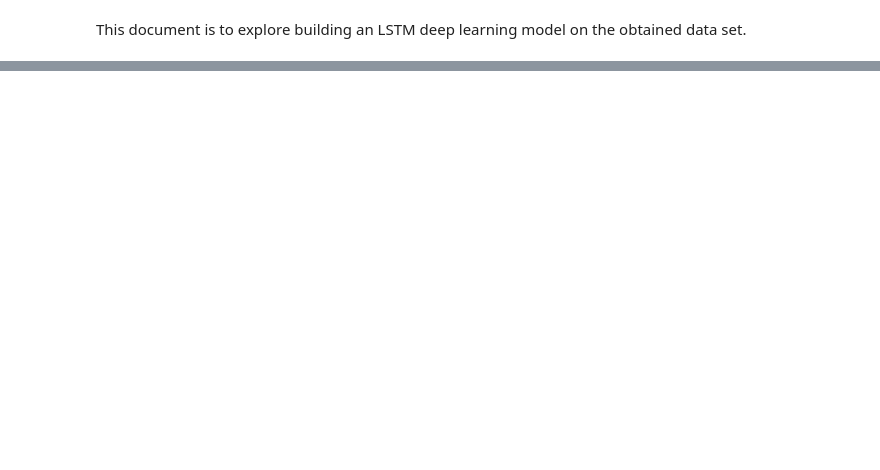
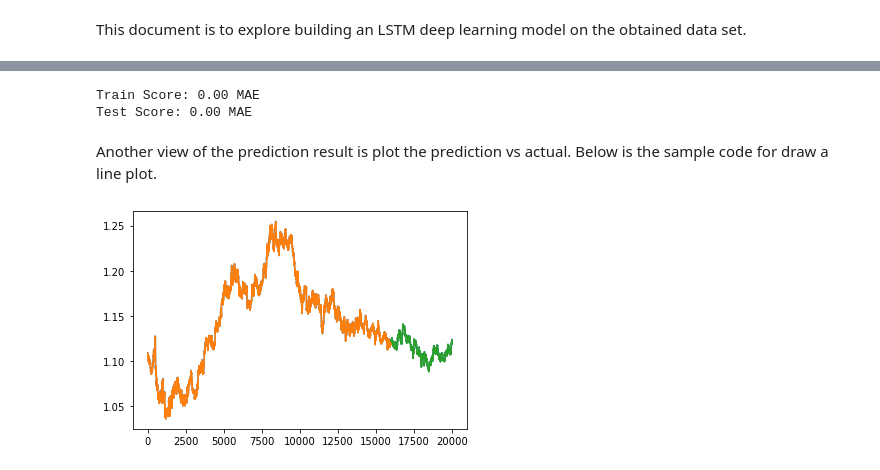
Before and after one commit to PandaSiLin/mt5, a Jupyter notebook: EURUSD_LSTM.ipynb, the cells around one changed output, grey strips where cells are left out. Drawn from its saved outputs; the diff is of its cells as text; code cells hidden in the pictures; blank space fills up the shorter version.

Commit message:
this code is to demo how to build a LSTM model on the data

```diff
--- a/EURUSD_LSTM.ipynb
+++ b/EURUSD_LSTM.ipynb
@@ -30,0 +87,8 @@ rates_frame['time']=pd.to_datetime(rates_frame['time'], unit='s')
+# %%
+# create and fit the LSTM network
+model = Sequential()
+model.add(LSTM(64, input_shape=(1, look_back)))
+model.add(Dense(16, activation="relu"))
+model.add(Dense(1, activation="linear"))
+model.compile(loss='mean_squared_error', optimizer='adam')
+model.fit(trainX, trainY, epochs=100, batch_size=50, verbose=2)
@@ -30,0 +120,39 @@ rates_frame['time']=pd.to_datetime(rates_frame['time'], unit='s')
+# %%
+# make predictions
+trainPredict = model.predict(trainX)
+testPredict = model.predict(testX)
+
+# invert predictions
+trainPredict = scaler.inverse_transform(trainPredict)
+trainY = scaler.inverse_transform([trainY])
+testPredict = scaler.inverse_transform(testPredict)
+testY = scaler.inverse_transform([testY])
+
+# calculate root mean squared error
+trainScore = mean_absolute_error(trainY[0], trainPredict[:,0])
+print('Train Score: %.2f MAE' % (trainScore))
+testScore = mean_absolute_error(testY[0], testPredict[:,0])
+print('Test Score: %.2f MAE' % (testScore))
+# %% [output]
+Train Score: 0.00 MAE
+Test Score: 0.00 MAE
+# %% [markdown]
+Another view of the prediction result is plot the prediction vs actual. Below is the sample code for draw a line plot.
+# %%
+# shift train predictions for plotting
+trainPredictPlot = np.empty_like(dataset)
+trainPredictPlot[:, :] = np.nan
+trainPredictPlot[look_back:len(trainPredict)+look_back, :] = trainPredict
+
+# shift test predictions for plotting
+testPredictPlot = np.empty_like(dataset)
+testPredictPlot[:, :] = np.nan
+testPredictPlot[len(trainPredict)+(look_back*2)+1:len(dataset)-1, :] = testPredict
+
+# plot baseline and predictions
+plt.plot(scaler.inverse_transform(dataset))
+plt.plot(trainPredictPlot)
+plt.plot(testPredictPlot)
+plt.show()
+# %% [output]
+[figure, added]
```
Also changed, not shown: parts of 7 cells of this notebook, 1 other file.
